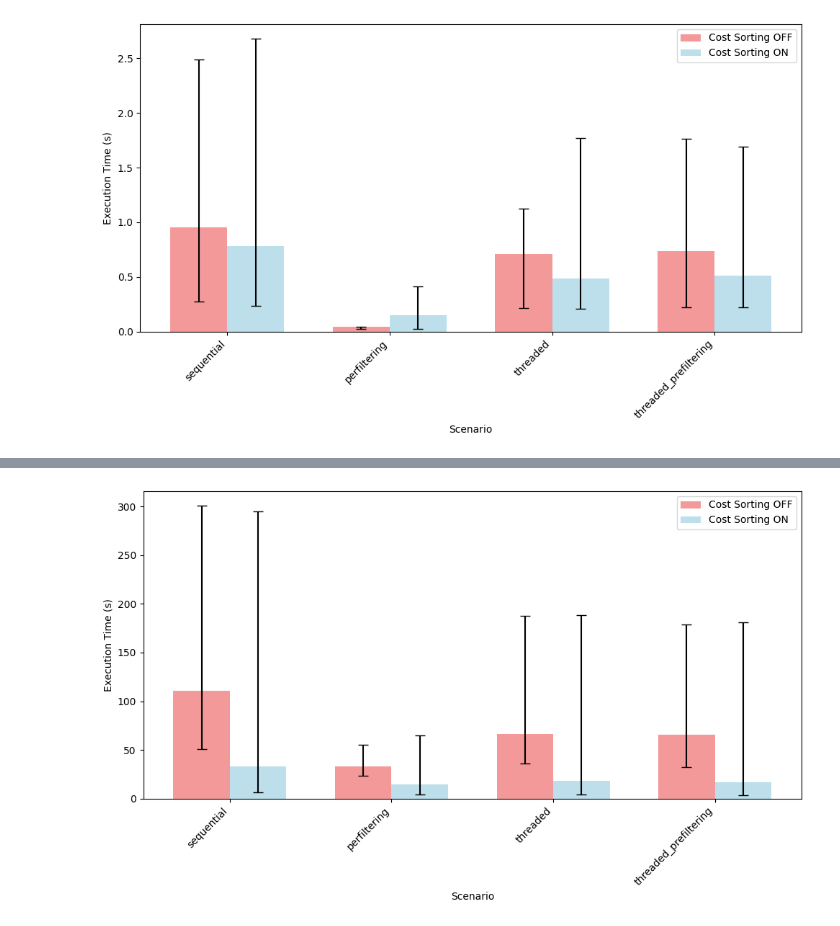
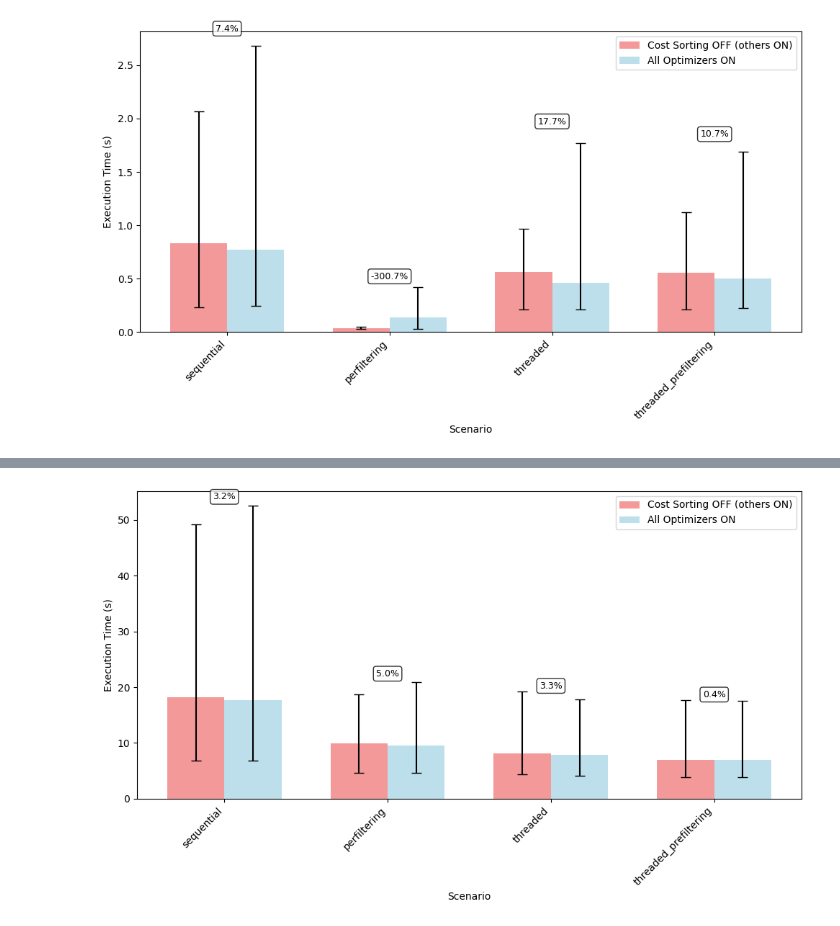
Before and after one commit to leonardgeissler/fainder-demo, a Jupyter notebook: analysis/performance_tests/analysis_optimizer.ipynb, the cells around one changed output, grey strips where cells are left out. Saved outputs shown, nothing was run; the diff lists cells and outputs as text; code cells hidden in the pictures.

```diff
--- a/analysis/performance_tests/analysis_optimizer.ipynb
+++ b/analysis/performance_tests/analysis_optimizer.ipynb
@@ -540,10 +559,21 @@ else:
         f"Found {len(df_cost_sorting)} records for cost sorting-related categories"
     )
 
-    if not df_cost_sorting.empty:
+    # FILTER: Only include data where all other optimizers are turned ON
+    df_cost_sorting_filtered = df_cost_sorting[
+        (df_cost_sorting["optimizer_keyword_merging"] == True)
+        & (df_cost_sorting["optimizer_split_up_junctions"] == True)
+    ]
+    logger.info(
+        f"After filtering for all other optimizers ON: {len(df_cost_sorting_filtered)} records"
+    )
+
+    if not df_cost_sorting_filtered.empty:
         # Create comprehensive comparison
         for category in cost_sorting_categories:
-            df_cat = df_cost_sorting[df_cost_sorting["category"] == category]
+            df_cat = df_cost_sorting_filtered[
+                df_cost_sorting_filtered["category"] == category
+            ]
             if df_cat.empty:
                 continue
 
@@ -690,7 +720,7 @@ else:
                             x - width / 2,
                             off_means,
                             width,
-                            label="Cost Sorting OFF",
+                            label="Cost Sorting OFF (others ON)",
                             alpha=0.8,
                             yerr=[off_lower_err, off_upper_err],
                             capsize=5,
@@ -700,7 +730,7 @@ else:
                             x + width / 2,
                             on_means,
                             width,
-                            label="Cost Sorting ON",
+                            label="All Optimizers ON",
                             alpha=0.8,
                             yerr=[on_lower_err, on_upper_err],
                             capsize=5,
@@ -713,14 +743,30 @@ else:
                         ax1.set_xticklabels(scenarios, rotation=45, ha="right")
                         ax1.legend()
 
-                        # Log performance improvement percentages (but don't plot them)
+                        # Add percentage improvement annotations above bars
                         for i, scenario in enumerate(scenarios):
                             if on_means[i] > 0 and off_means[i] > 0:
                                 improvement = (
                                     (off_means[i] - on_means[i]) / off_means[i]
                                 ) * 100
+                                y_pos = (
+                                    max(off_means[i], on_means[i])
+                                    + max(off_upper_err[i], on_upper_err[i])
+                                    + 0.05
+                                )
+                                ax1.annotate(
+                                    f"{improvement:.1f}%",
+                                    xy=(x[i], y_pos),
+                                    xytext=(0, 3),
+                                    textcoords="offset points",
+                                    ha="center",
+                                    fontsize=9,
+                                    bbox=dict(
+                                        boxstyle="round,pad=0.3", fc="white", alpha=0.8
+                                    ),
+                                )
                                 logger.info(
-                                    f"    {scenario}: {improvement:.2f}% improvement when ON"
+                                    f"    {scenario}: {improvement:.2f}% improvement when cost sorting ON"
                                 )
 
                         plt.tight_layout()
@@ -728,6 +774,10 @@ else:
                         plt.savefig(filename)
                         logger.info(f"    Saved plot: {filename}")
                         plt.show()
+    else:
+        logger.warning(
+            "No data available for cost sorting analysis with all other optimizers ON"
+        )
 
     # Save cost sorting statistics
     if cost_sorting_stats:
@@ -756 +808 @@ else:
-[figure, old version]
+[figure, new version]
@@ -768 +820 @@ else:
-[figure, old version]
+[figure, new version]
```
Also changed, not shown: parts of 9 cells of this notebook.
